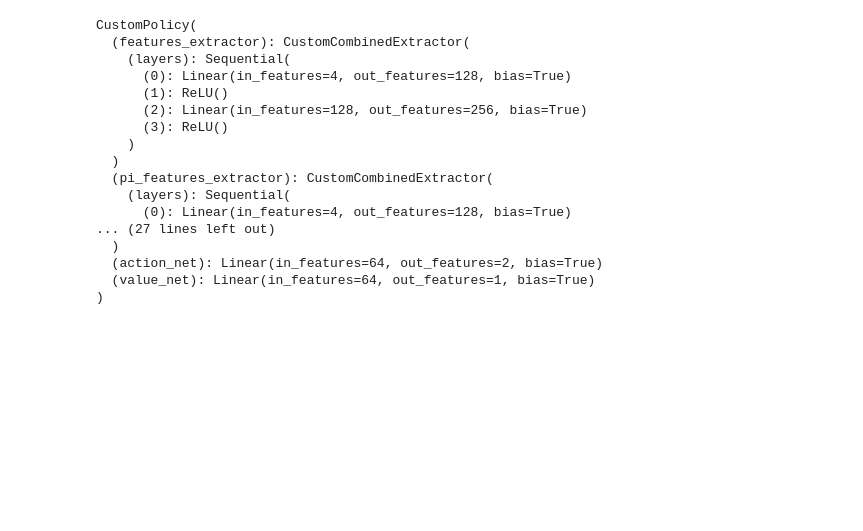
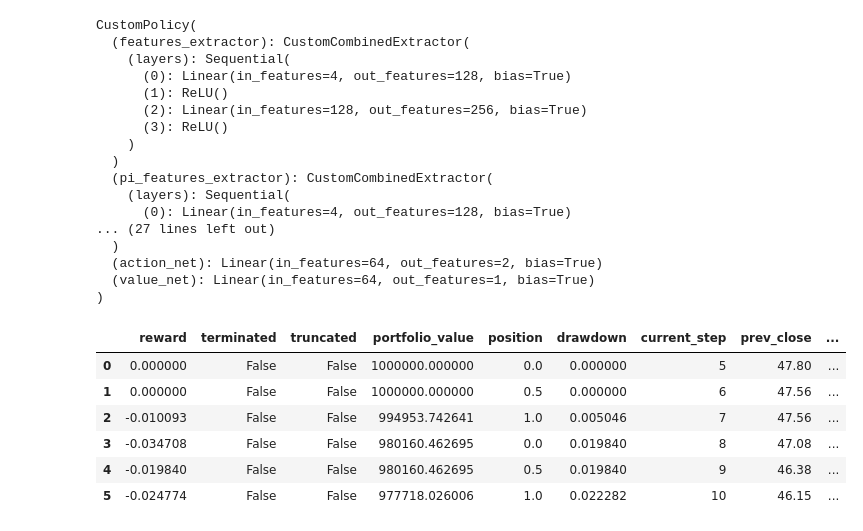
Before and after one commit to davis-lee0109/Hands-on-RL, a Jupyter notebook: Policy_stable-baselines3.ipynb, the cells around one changed output. Cells and saved outputs as stored; diff of their text form; code cells hidden in the pictures; blank space fills up the shorter version.

```diff
--- a/Policy_stable-baselines3.ipynb
+++ b/Policy_stable-baselines3.ipynb
@@ -196,0 +305,10 @@ CustomPolicy(
+# %%
+info_pd
+# %% [output]
+|  | reward | terminated | truncated | portfolio_value | position | drawdown | current_step | prev_close | ... |
+| 0 | 0.000000 | False | False | 1000000.000000 | 0.0 | 0.000000 | 5 | 47.80 | ... |
+| 1 | 0.000000 | False | False | 1000000.000000 | 0.5 | 0.000000 | 6 | 47.56 | ... |
+| 2 | -0.010093 | False | False | 994953.742641 | 1.0 | 0.005046 | 7 | 47.56 | ... |
+| 3 | -0.034708 | False | False | 980160.462695 | 0.0 | 0.019840 | 8 | 47.08 | ... |
+| 4 | -0.019840 | False | False | 980160.462695 | 0.5 | 0.019840 | 9 | 46.38 | ... |
+| 5 | -0.024774 | False | False | 977718.026006 | 1.0 | 0.022282 | 10 | 46.15 | ... |
```
Also changed, not shown: parts of 14 cells of this notebook, 1 other file.
